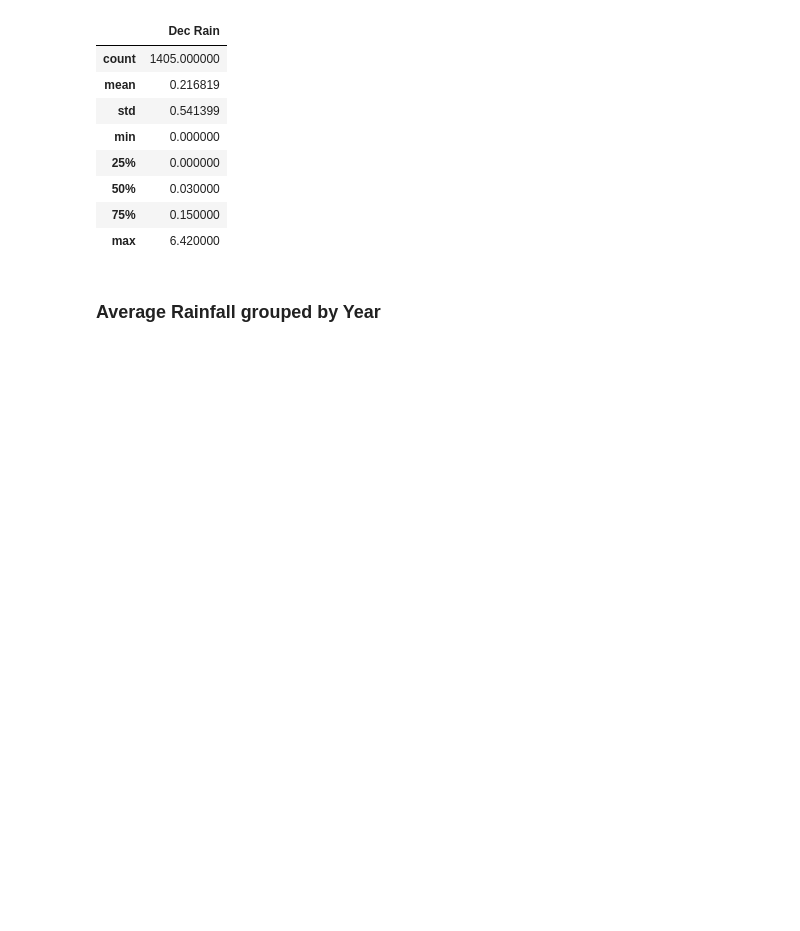
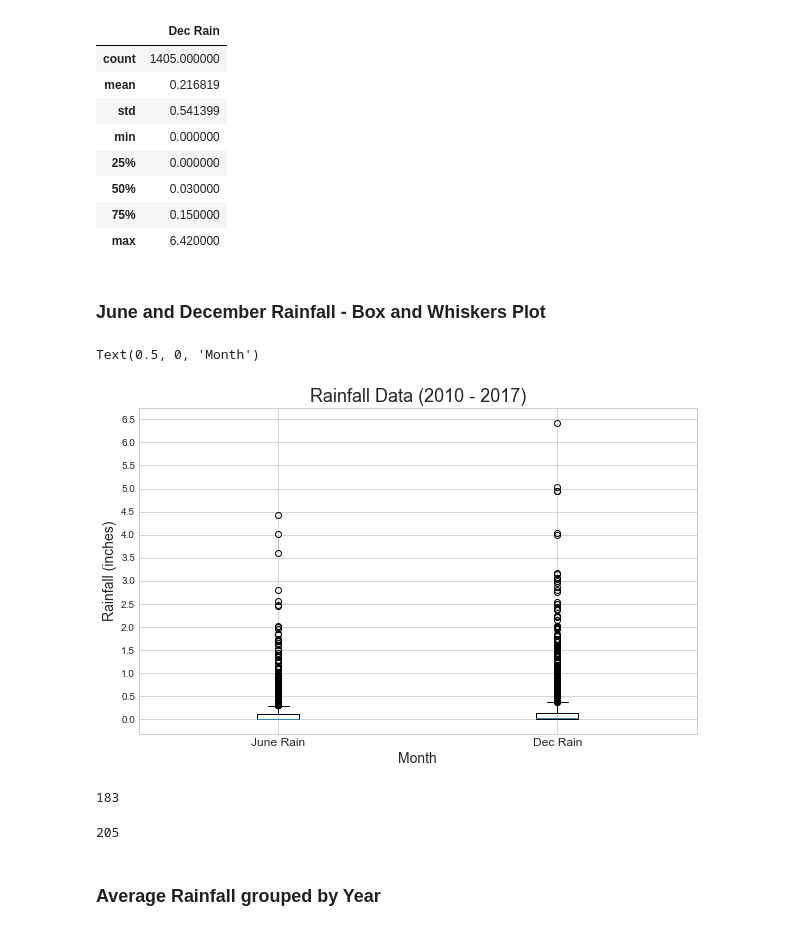
Before and after one commit to AndrejaCH/surfs_up, a Jupyter notebook: SurfsUp_Challenge.ipynb, the cells around one changed output. Drawn from its saved outputs; the diff is of its cells as text; code cells hidden in the pictures; blank space fills up the shorter version.

Commit message:
add count of outliers

```diff
--- a/SurfsUp_Challenge.ipynb
+++ b/SurfsUp_Challenge.ipynb
@@ -137,3 +137,5 @@ df_rain_dec.describe()
 | 50% | 0.030000 |
 | 75% | 0.150000 |
 | max | 6.420000 |
+# %% [markdown]
+### June and December Rainfall - Box and Whiskers Plot
@@ -140,3 +146,52 @@ df_rain_dec.describe()
+# %%
+#Style
+plt.style.use('seaborn-whitegrid')
+
+#Plot the Box & Whiskers
+x_labels = ["June Rain", "Dec Rain"]
+temps = [df_rain_june["June Rain"], df_rain_dec["Dec Rain"]]
+fig, ax = plt.subplots(figsize=(10, 6))
+ax.boxplot(temps, labels=x_labels)
+
+
+#Ticks & Labels
+plt.xticks(fontsize=12)
+plt.yticks(fontsize=10)
+
+ax.set_yticks(np.arange(0, 7, step=0.5))
+ax.set_title('Rainfall Data (2010 - 2017)',fontsize=18)
+ax.set_ylabel('Rainfall (inches)',fontsize=14)
+ax.set_xlabel("Month",fontsize=14)
+# %% [output]
+Text(0.5, 0, 'Month')
+[figure, added]
+# %%
+#Count the number of the outliers
+#Calculate the sum of outliers_June
+# Calculate the outliers
+Q1_june = df_rain_june["June Rain"].quantile(0.25)
+Q3_june = df_rain_june["June Rain"].quantile(0.75)
+IQR_june = (df_rain_june["June Rain"].quantile(0.75)) - (df_rain_june["June Rain"].quantile(0.25))
+#Calculate the sum of outliers
+sum_of_outliers_june = ((df_rain_june["June Rain"] < (Q1_june - 1.5 * IQR_june))
+                        | (df_rain_june["June Rain"] > (Q3_june + 1.5 * IQR_june))).sum()
+
+sum_of_outliers_june
+# %% [output]
+183
+# %%
+#Calculate the sum of outliers_Dec
+# Calculate the outliers
+Q1_dec = df_rain_dec["Dec Rain"].quantile(0.25)
+Q3_dec = df_rain_dec["Dec Rain"].quantile(0.75)
+IQR_dec = (df_rain_dec["Dec Rain"].quantile(0.75)) - (df_rain_dec["Dec Rain"].quantile(0.25))
+#Calculate the sum of outliers
+sum_of_outliers_dec = ((df_rain_dec["Dec Rain"] < (Q1_dec - 1.5 * IQR_dec))
+                        | (df_rain_dec["Dec Rain"] > (Q3_dec + 1.5 * IQR_dec))).sum()
+
+sum_of_outliers_dec
+# %% [output]
+205
 # %% [markdown]
 ### Average Rainfall grouped by Year
 # %%
```
Also changed, not shown: parts of 4 cells of this notebook.
